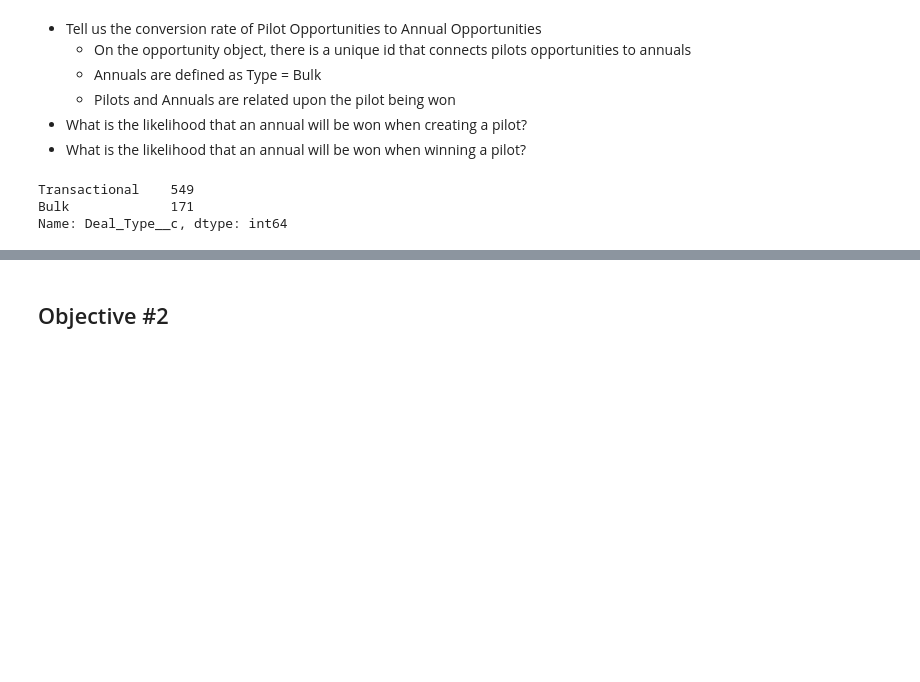
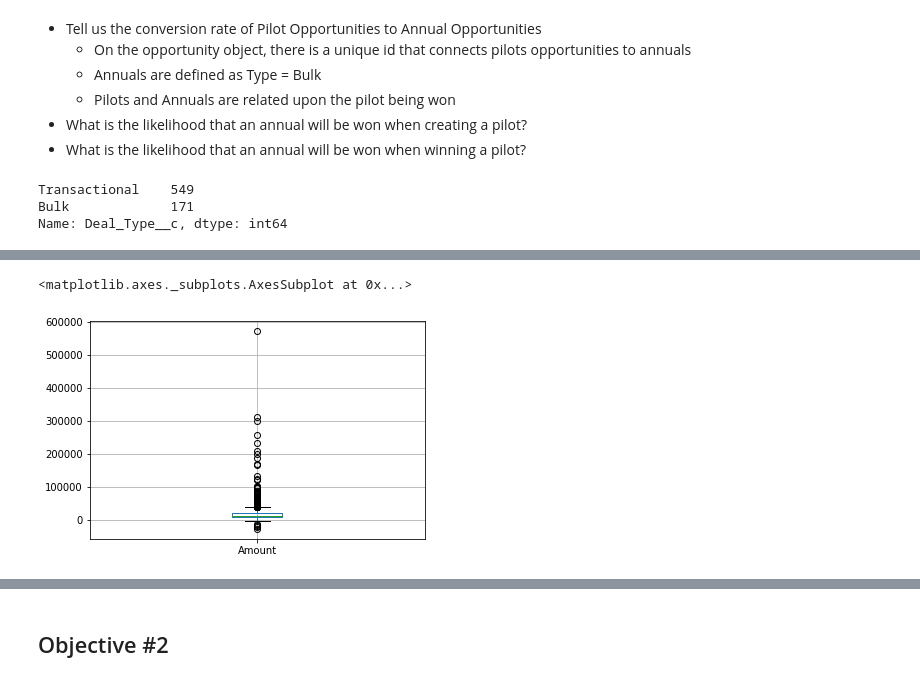
Before and after one commit to meaganlazer/Sales_Funnel, a Jupyter notebook: Binterview.ipynb, the cells around one changed output, grey strips where cells are left out. Saved outputs shown, nothing was run; the diff lists cells and outputs as text; code cells hidden in the pictures; blank space fills up the shorter version.

```diff
--- a/Binterview.ipynb
+++ b/Binterview.ipynb
@@ -334,7 +358,5 @@ Name: Deal_Type__c, dtype: int64
 pilot_df = opps_df.copy()
 
 pilot_df = pilot_df[['Id','StageName','Amount', 'IsWon',\
-         'Annual_Opportunity__c', 'Pilot_Opportunity__c', 'Platform_Type__c'\
+         'Annual_Opportunity__c', 'Pilot_Opportunity__c'\
 , 'Opp_Category__c', 'Deal_Type__c', 'Is_Pilot__c']]
-
-pilot_df
@@ -354,0 +372,10 @@ pilot_df
+# %%
+pilot_dummies = pd.get_dummies(pilot_df['Is_Pilot__c'], prefix='Pilot')
+pilot_df = pd.concat([pilot_df, pilot_dummies], axis=1)
+pilot_df.drop(columns = ['Is_Pilot__c'], inplace = True)
+pilot_df.columns
+# %%
+pilot_df.boxplot('Amount')
+# %% [output]
+<matplotlib.axes._subplots.AxesSubplot at 0x...>
+[figure, added]
```
Also changed, not shown: parts of 10 cells of this notebook.
